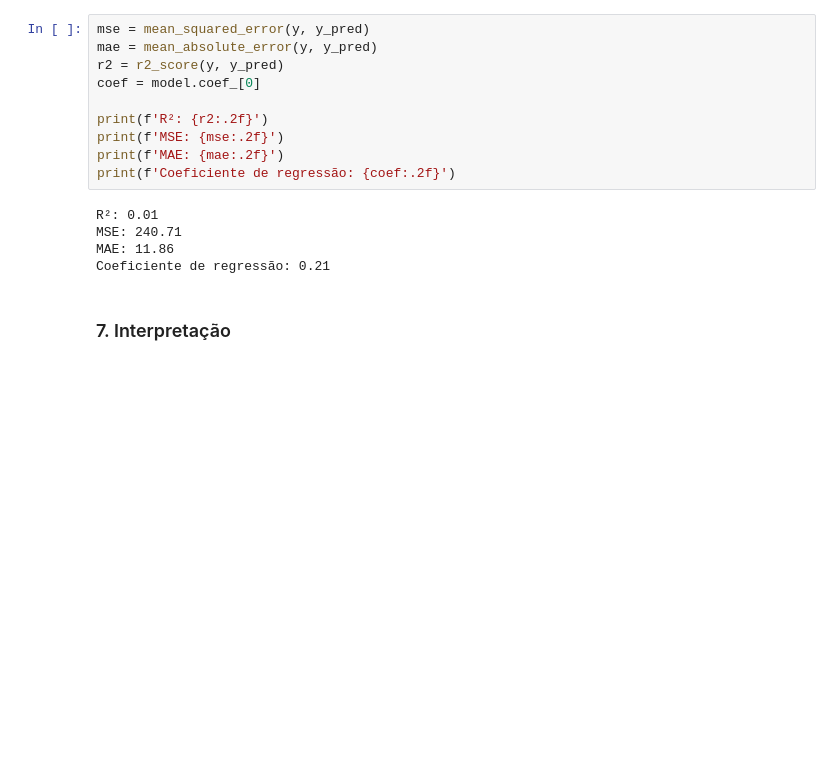
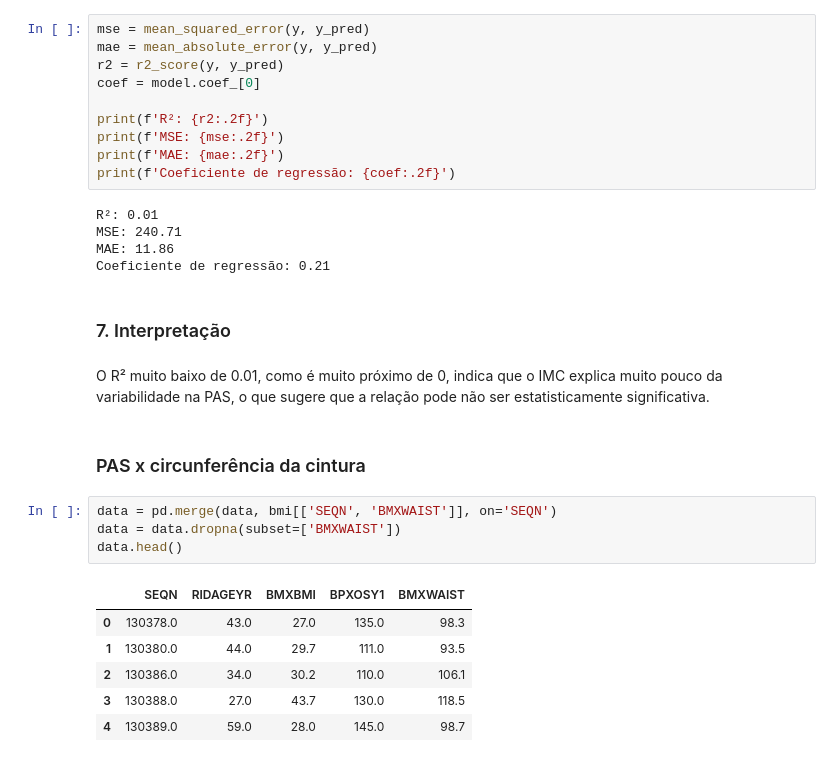
Before and after one commit to carinalanchine/aprendizado-de-maquina-saude, a Jupyter notebook: Atividade 2/atividade2.ipynb, the cells around one changed output. Drawn from its saved outputs; the diff is of its cells as text; blank space fills up the shorter version.

```diff
--- a/Atividade 2/atividade2.ipynb
+++ b/Atividade 2/atividade2.ipynb
@@ -68,3 +68,18 @@ MAE: 11.86
 Coeficiente de regressão: 0.21
 # %% [markdown]
 ### 7. Interpretação
+# %% [markdown]
+O R² muito baixo de 0.01, como é muito próximo de 0, indica que o IMC explica muito pouco da variabilidade na PAS, o que sugere que a relação pode não ser estatisticamente significativa.
+# %% [markdown]
+### PAS x circunferência da cintura
+# %%
+data = pd.merge(data, bmi[['SEQN', 'BMXWAIST']], on='SEQN')
+data = data.dropna(subset=['BMXWAIST'])
+data.head()
+# %% [output]
+|  | SEQN | RIDAGEYR | BMXBMI | BPXOSY1 | BMXWAIST |
+| 0 | 130378.0 | 43.0 | 27.0 | 135.0 | 98.3 |
+| 1 | 130380.0 | 44.0 | 29.7 | 111.0 | 93.5 |
+| 2 | 130386.0 | 34.0 | 30.2 | 110.0 | 106.1 |
+| 3 | 130388.0 | 27.0 | 43.7 | 130.0 | 118.5 |
+| 4 | 130389.0 | 59.0 | 28.0 | 145.0 | 98.7 |
```
Also changed, not shown: parts of 4 cells of this notebook, 1 other file.
